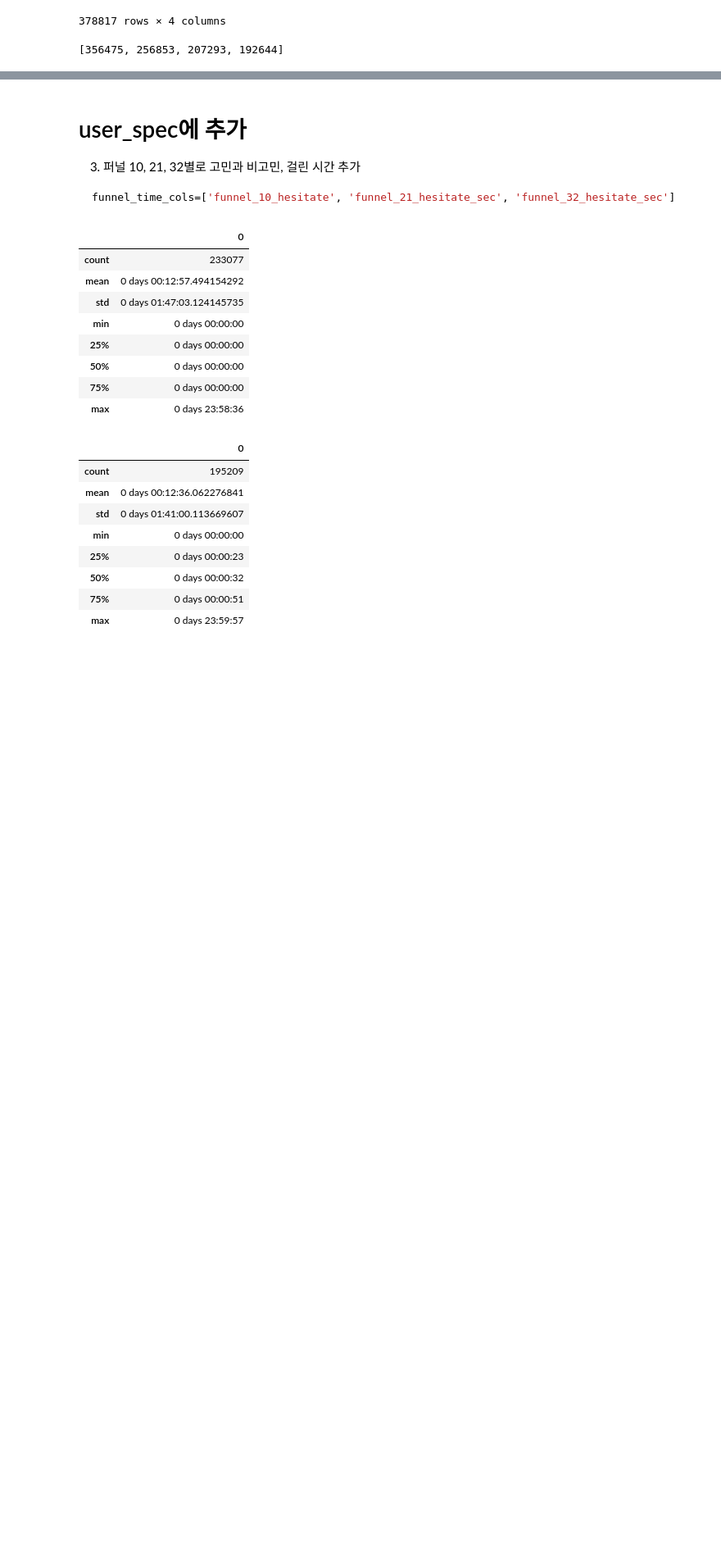
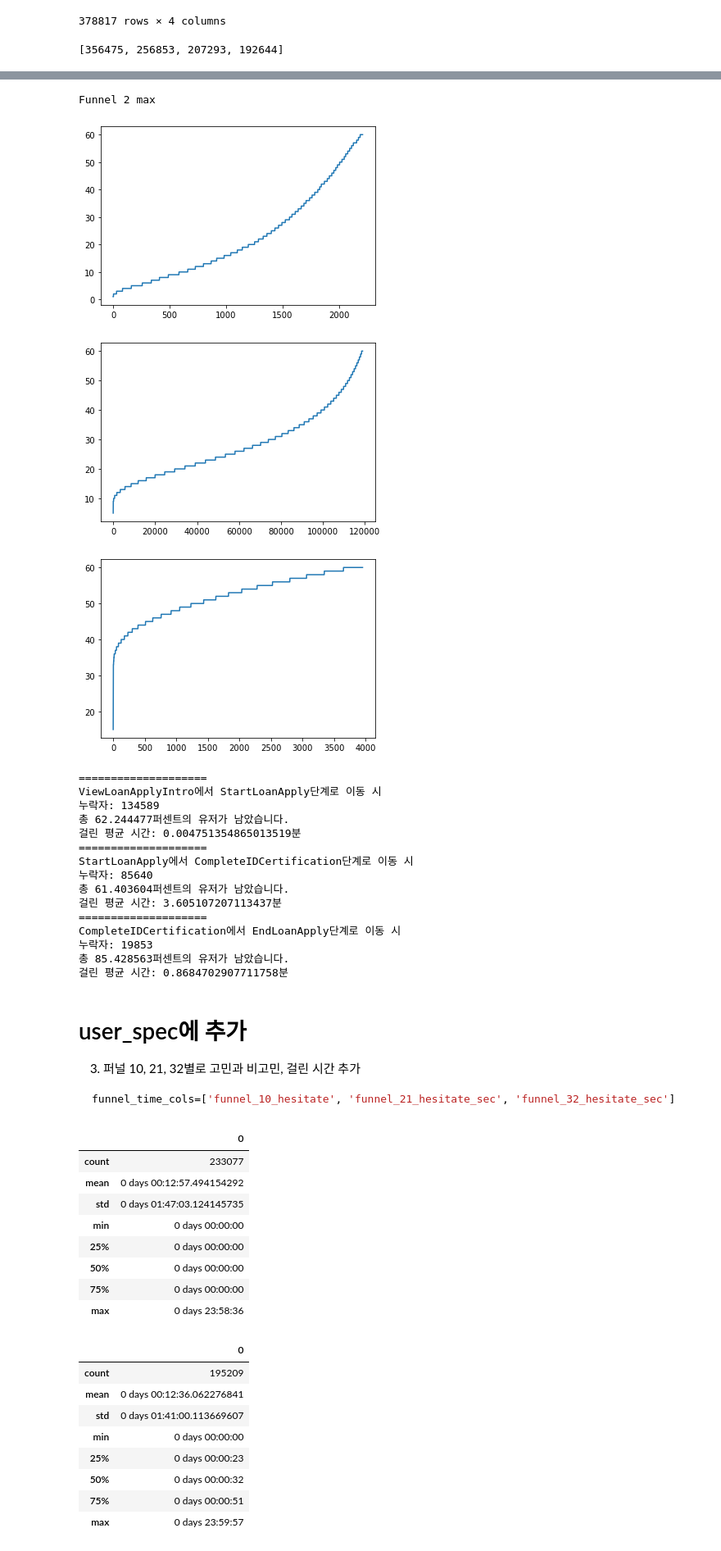
Before and after one commit to NayeonKeum/BigContest2022, a Jupyter notebook: code/Log-Mapping.ipynb, the cells around one changed output, grey strips where cells are left out. Shown at 82% size. Drawn from its saved outputs; the diff is of its cells as text; code cells hidden in the pictures; blank space fills up the shorter version.

```diff
--- a/code/Log-Mapping.ipynb
+++ b/code/Log-Mapping.ipynb
@@ -298,7 +321,8 @@ for i in tqdm(range(len(funnel))):
 # %%
 # 스텝별 유저 수
-step_values=[funnel[column].notnull().sum() for column in funnel.columns]
-step_values
+step_values_1=[funnel_1[column].notnull().sum() for column in funnel_1.columns]
+step_values_2=[funnel_2[column].notnull().sum() for column in funnel_2.columns]
+step_values_1
 # %% [output]
 [356475, 256853, 207293, 192644]
 # %%
@@ -373,3 +399,46 @@ CompleteIDCertification에서 EndLoanApply단계로 이동 시
+# %%
+# 평균 시간 계산
+## 10, 32의 경우 count_range 까지를 0, 그 이후를 1로 두어 비고민/고민으로 나눈다
+## 21의 경우 연속적인 형태 그대로 냅둔다.
+print("Funnel 2 max")
+
+## diff_list에는 시간 차이가, plt_list에는 초의 차이(int)가 들어있다.
+time_delta_df102, plt_list102, count102, count_range102=funnel_data(funnel_2, 1, 0)
+t0_1=np.mean(plt_list102[:count_range102])
+time_delta_df212, plt_list212, count212, count_range212=funnel_data(funnel_2, 2, 1)
+t1_2=np.mean(plt_list212[:])
+time_delta_df322, plt_list322, count322, count_range322=funnel_data(funnel_2, 3, 2)
+t2_3=np.mean(plt_list322[:count_range322])
+mean_time=[t0_1, t1_2, t2_3]
+time_delta_df_2 = step_values_2
+
+# 스텝별 누락 비율
+for i in range(1, len(funnel_2.columns)):
+    print("="*20)
+    print("%s에서 %s단계로 이동 시"%(funnel_2.columns[i-1], funnel_2.columns[i]))
+    print("누락자: %d" % (time_delta_df_2[i-1]-time_delta_df_2[i]))
+    print("총 %f퍼센트의 유저가 남았습니다." % ((time_delta_df_2[i]/time_delta_df_2[i-1])*100))
+    print("걸린 평균 시간: "+str(mean_time[i-1] / 60)+"분")
+# %% [output]
+Funnel 2 max
+[figure, added]
+[figure, added]
+[figure, added]
+====================
+ViewLoanApplyIntro에서 StartLoanApply단계로 이동 시
+누락자: 134589
+총 62.244477퍼센트의 유저가 남았습니다.
+걸린 평균 시간: 0.004751354865013519분
+====================
+StartLoanApply에서 CompleteIDCertification단계로 이동 시
+누락자: 85640
+총 61.403604퍼센트의 유저가 남았습니다.
+걸린 평균 시간: 3.605107207113437분
+====================
+CompleteIDCertification에서 EndLoanApply단계로 이동 시
+누락자: 19853
+총 85.428563퍼센트의 유저가 남았습니다.
+걸린 평균 시간: 0.8684702907711758분
 # %% [markdown]
 # user_spec에 추가
 3. 퍼널 10, 21, 32별로 고민과 비고민, 걸린 시간 추가
```
Also changed, not shown: parts of 20 cells of this notebook.
